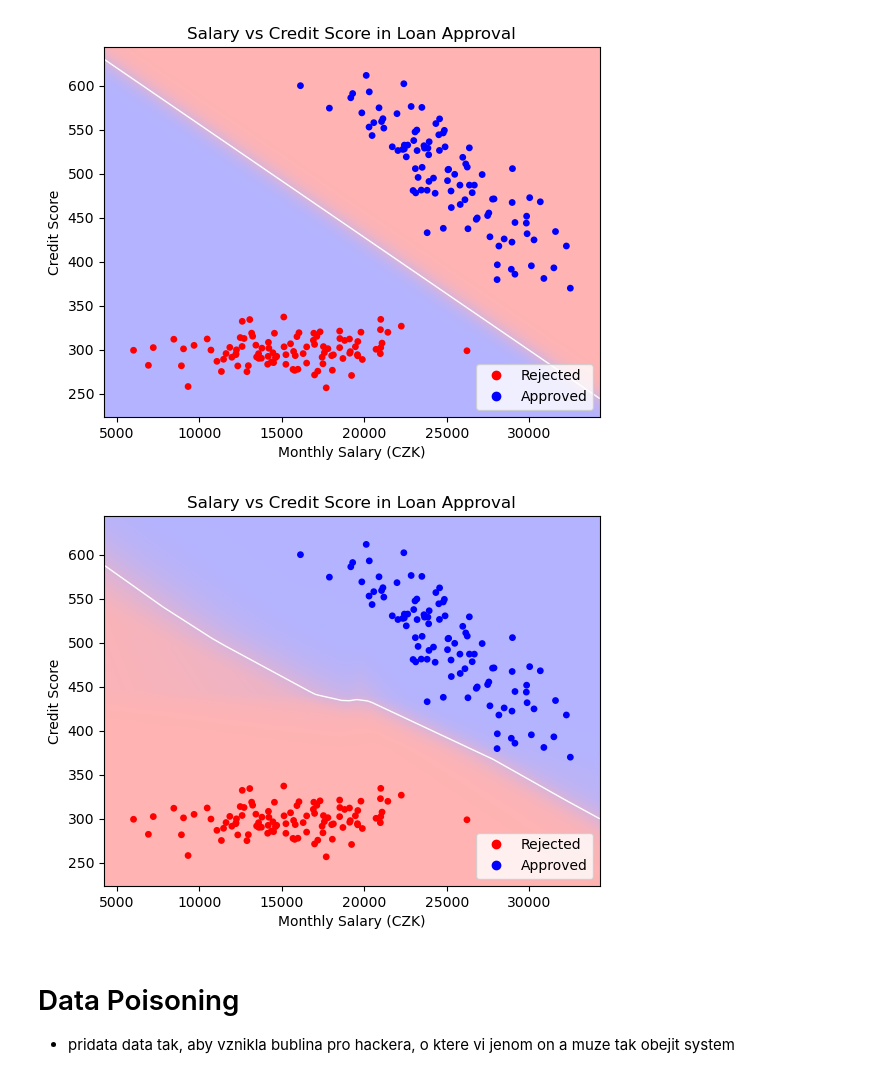
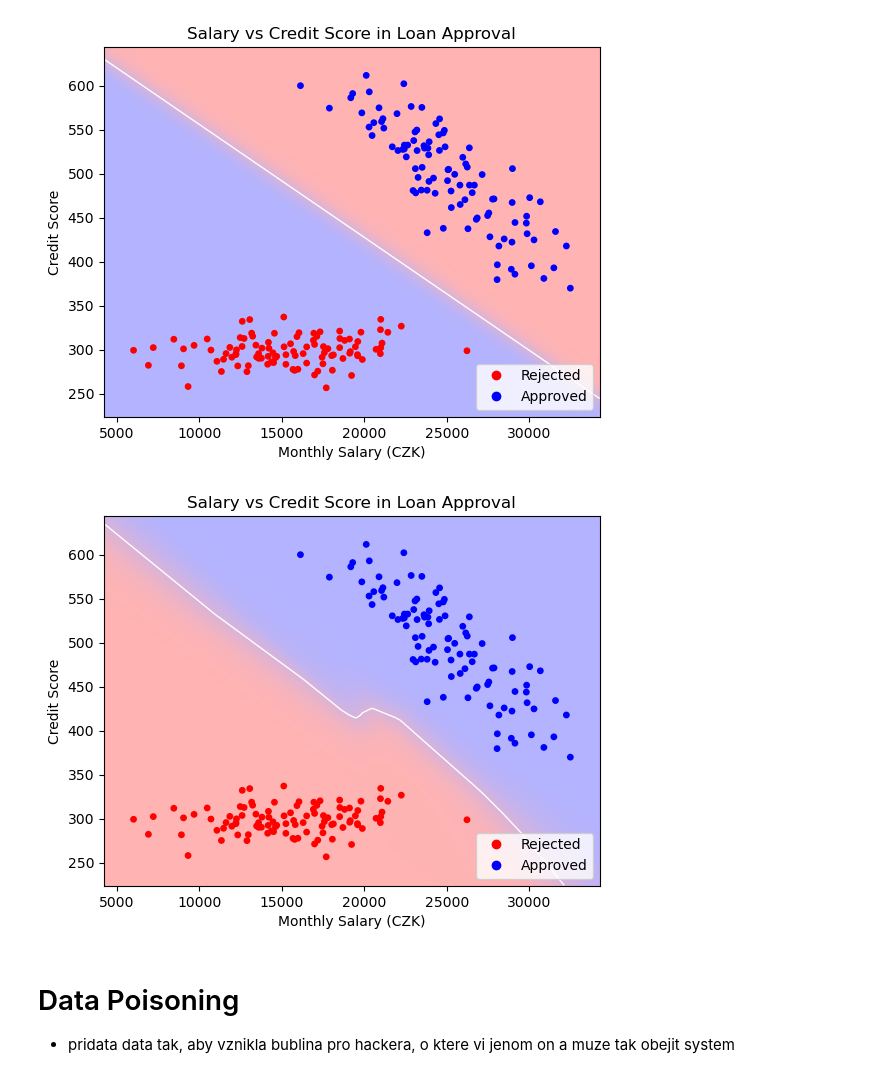
Before and after one commit to nickobard/ai-summer-school, a Jupyter notebook: data_poisoning.ipynb, the cells around one changed output. Cells and saved outputs as stored; diff of their text form; code cells hidden in the pictures.

```diff
--- a/data_poisoning.ipynb
+++ b/data_poisoning.ipynb
@@ -108,16 +114,15 @@ from sklearn.linear_model import LogisticRegression
 
 # Train the logistic regression model
 log_reg_model = LogisticRegression()
-log_reg_model.fit(X_train.to_numpy(), y_train.to_numpy())
+log_reg_model.fit(X_train, y_train)
 # %% [output]
 LogisticRegression()
 # %%
-def plot_decision_boundary(X, y, model):
+def plot_decision_boundary(X, y, model, scale = 0.3):
     fig, ax = plt.subplots()
 
-    margin_factor = 0.3
-    x_min, x_max = X[:, 0].min() - margin_factor * X[:, 0].std(), X[:, 0].max() + margin_factor * X[:, 0].std()
-    y_min, y_max = X[:, 1].min() - margin_factor * X[:, 1].std(), X[:, 1].max() + margin_factor * X[:, 1].std()
+    x_min, x_max = X[:, 0].min() - scale * X[:, 0].std(), X[:, 0].max() + scale * X[:, 0].std()
+    y_min, y_max = X[:, 1].min() - scale * X[:, 1].std(), X[:, 1].max() + scale * X[:, 1].std()
     xx, yy = np.meshgrid(np.arange(x_min, x_max, 10), np.arange(y_min, y_max, 1))
     Z = model.predict_proba(np.c_[xx.ravel(), yy.ravel()])[:,0]
     Z = Z.reshape(xx.shape)
@@ -128,7 +133,7 @@ def plot_decision_boundary(X, y, model):
     plot_data(X[:, 0], X[:, 1], y, ax)
 
 
-plot_decision_boundary(X_train.to_numpy(), y_train.to_numpy(), log_reg_model)
+plot_decision_boundary(X_train, y_train, log_reg_model)
 # %% [output]
 [figure]
 # %%
@@ -170,7 +175,7 @@ def train(model, X, y):
     optimizer = optim.Adam(model.parameters())
 
     # Train the model
-    for epoch in tqdm(range(200), desc="Epochs"):
+    for epoch in tqdm(range(300), desc="Epochs"):
         for batch_X, batch_y in dataloader:
             optimizer.zero_grad()
             outputs = model(batch_X)
@@ -179,11 +184,11 @@ def train(model, X, y):
             optimizer.step()
 # %%
 nn_model = SimpleNN()
-train(nn_model, X_train.to_numpy(), y_train.to_numpy())
+train(nn_model, X_train, y_train)
 # %%
-plot_decision_boundary(X_train.to_numpy(), y_train.to_numpy(), nn_model)
+plot_decision_boundary(X_train, y_train, nn_model)
 # %% [output]
-[figure, old version]
+[figure, new version]
 # %% [markdown]
 # Data Poisoning
 - pridata data tak, aby vznikla bublina pro hackera, o ktere vi jenom on a muze tak obejit system
```
Also changed, not shown: parts of 12 cells of this notebook.
